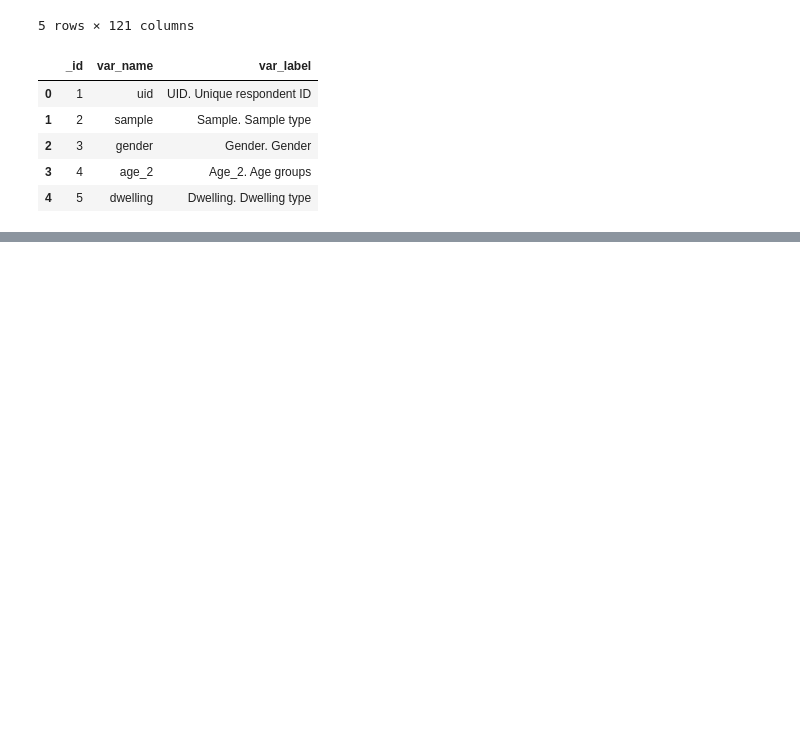
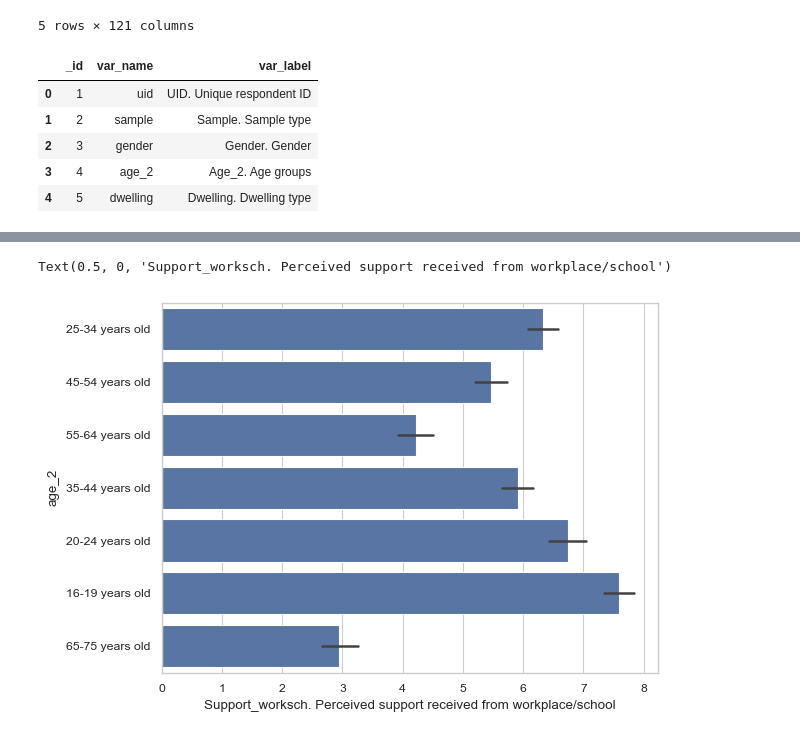
Before and after one commit to lesterlxy/JDE_interim, a Jupyter notebook: socialvalues.ipynb, the cells around one changed output, grey strips where cells are left out. Saved outputs shown, nothing was run; the diff lists cells and outputs as text; code cells hidden in the pictures; blank space fills up the shorter version.

```diff
--- a/socialvalues.ipynb
+++ b/socialvalues.ipynb
@@ -94,0 +168,6 @@ Name: var_label, dtype: object
+# %%
+ax = sns.barplot(df, x="support_worksch", y="age_2")
+ax.set_xlabel(df_desc[df_desc["var_name"]=="support_worksch"]["var_label"].iloc[0])
+# %% [output]
+Text(0.5, 0, 'Support_worksch. Perceived support received from workplace/school')
+[figure, added]
```
Also changed, not shown: parts of 16 cells of this notebook.
